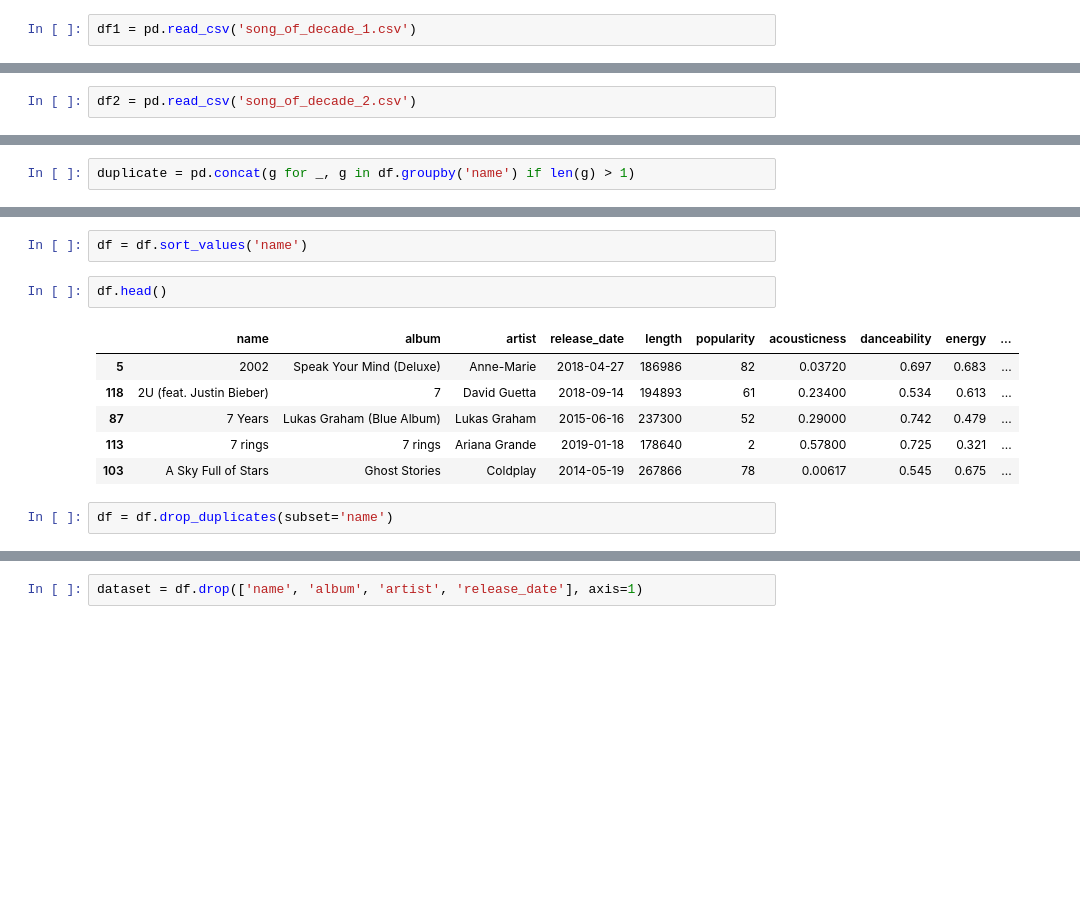
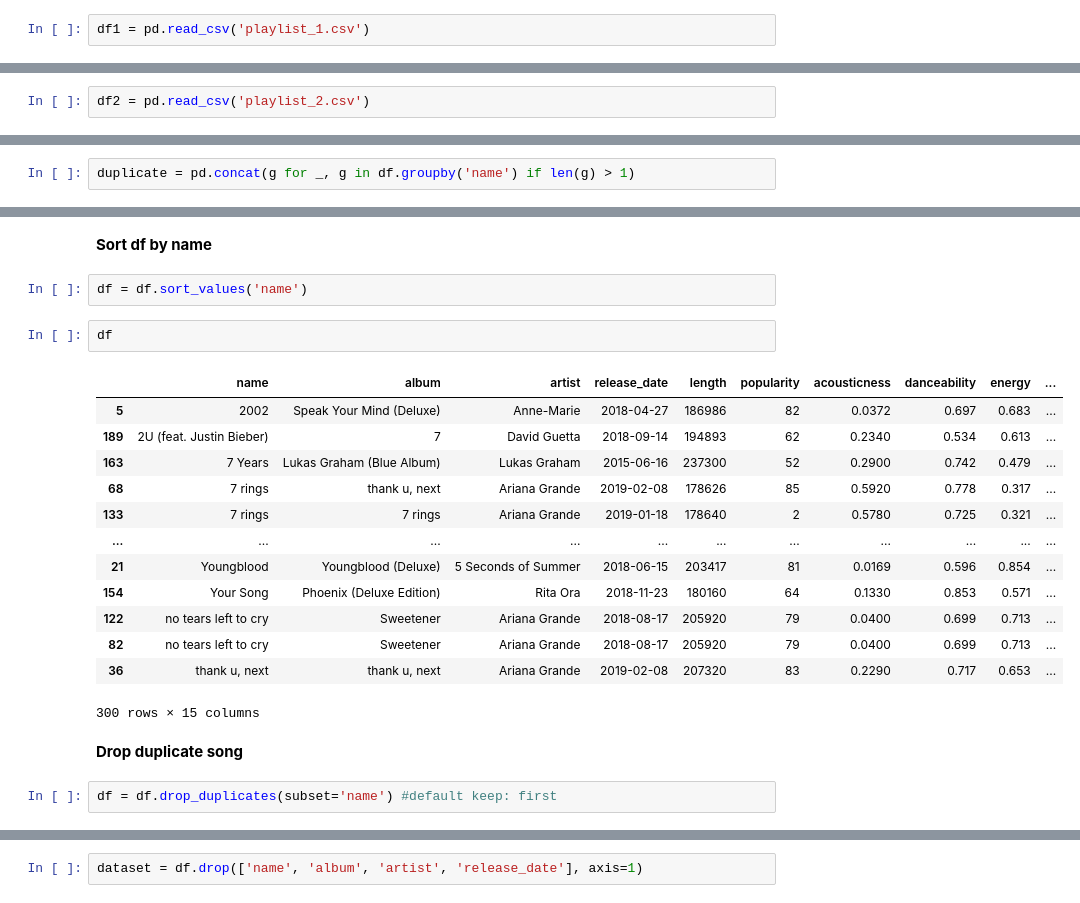
Before and after one commit to thalibarrifqi/KMeans-for-Spotify-Song-Clustering, a Jupyter notebook: song-clustering.ipynb, the cells around one changed output, grey strips where cells are left out. Cells and saved outputs as stored; diff of their text form; blank space fills up the shorter version.

```diff
--- a/song-clustering.ipynb
+++ b/song-clustering.ipynb
@@ -99,7 +118,7 @@ dff.to_csv("song_of_decade_2.csv", sep = ',', index=False)
 # %% [markdown]
 For the record I use two playlist for this project, 1st uri and 2nd uri.
 # %%
-df1 = pd.read_csv('song_of_decade_1.csv')
+df1 = pd.read_csv('playlist_1.csv')
 # %%
 df1.head()
 # %% [output]
@@ -112,5 +131,5 @@ df1.head()
 # %%
-df2 = pd.read_csv('song_of_decade_2.csv')
+df2 = pd.read_csv('playlist_2.csv')
 # %%
 df2.head()
 # %% [output]
@@ -147,14 +188,25 @@ duplicate.head()
+# %% [markdown]
+**Sort df by name**
 # %%
 df = df.sort_values('name')
 # %%
-df.head()
+df
 # %% [output]
 |  | name | album | artist | release_date | length | popularity | acousticness | danceability | energy | ... |
-| 5 | 2002 | Speak Your Mind (Deluxe) | Anne-Marie | 2018-04-27 | 186986 | 82 | 0.03720 | 0.697 | 0.683 | ... |
-| 118 | 2U (feat. Justin Bieber) | 7 | David Guetta | 2018-09-14 | 194893 | 61 | 0.23400 | 0.534 | 0.613 | ... |
-| 87 | 7 Years | Lukas Graham (Blue Album) | Lukas Graham | 2015-06-16 | 237300 | 52 | 0.29000 | 0.742 | 0.479 | ... |
-| 113 | 7 rings | 7 rings | Ariana Grande | 2019-01-18 | 178640 | 2 | 0.57800 | 0.725 | 0.321 | ... |
-| 103 | A Sky Full of Stars | Ghost Stories | Coldplay | 2014-05-19 | 267866 | 78 | 0.00617 | 0.545 | 0.675 | ... |
+| 5 | 2002 | Speak Your Mind (Deluxe) | Anne-Marie | 2018-04-27 | 186986 | 82 | 0.0372 | 0.697 | 0.683 | ... |
+| 189 | 2U (feat. Justin Bieber) | 7 | David Guetta | 2018-09-14 | 194893 | 62 | 0.2340 | 0.534 | 0.613 | ... |
+| 163 | 7 Years | Lukas Graham (Blue Album) | Lukas Graham | 2015-06-16 | 237300 | 52 | 0.2900 | 0.742 | 0.479 | ... |
+| 68 | 7 rings | thank u, next | Ariana Grande | 2019-02-08 | 178626 | 85 | 0.5920 | 0.778 | 0.317 | ... |
+| 133 | 7 rings | 7 rings | Ariana Grande | 2019-01-18 | 178640 | 2 | 0.5780 | 0.725 | 0.321 | ... |
+| ... | ... | ... | ... | ... | ... | ... | ... | ... | ... | ... |
+| 21 | Youngblood | Youngblood (Deluxe) | 5 Seconds of Summer | 2018-06-15 | 203417 | 81 | 0.0169 | 0.596 | 0.854 | ... |
+| 154 | Your Song | Phoenix (Deluxe Edition) | Rita Ora | 2018-11-23 | 180160 | 64 | 0.1330 | 0.853 | 0.571 | ... |
+| 122 | no tears left to cry | Sweetener | Ariana Grande | 2018-08-17 | 205920 | 79 | 0.0400 | 0.699 | 0.713 | ... |
+| 82 | no tears left to cry | Sweetener | Ariana Grande | 2018-08-17 | 205920 | 79 | 0.0400 | 0.699 | 0.713 | ... |
+| 36 | thank u, next | thank u, next | Ariana Grande | 2019-02-08 | 207320 | 83 | 0.2290 | 0.717 | 0.653 | ... |
+300 rows × 15 columns
+# %% [markdown]
+**Drop duplicate song**
 # %%
-df = df.drop_duplicates(subset='name')
+df = df.drop_duplicates(subset='name') #default keep: first
 # %%
```
Also changed, not shown: parts of 47 cells of this notebook, 6 other files.
